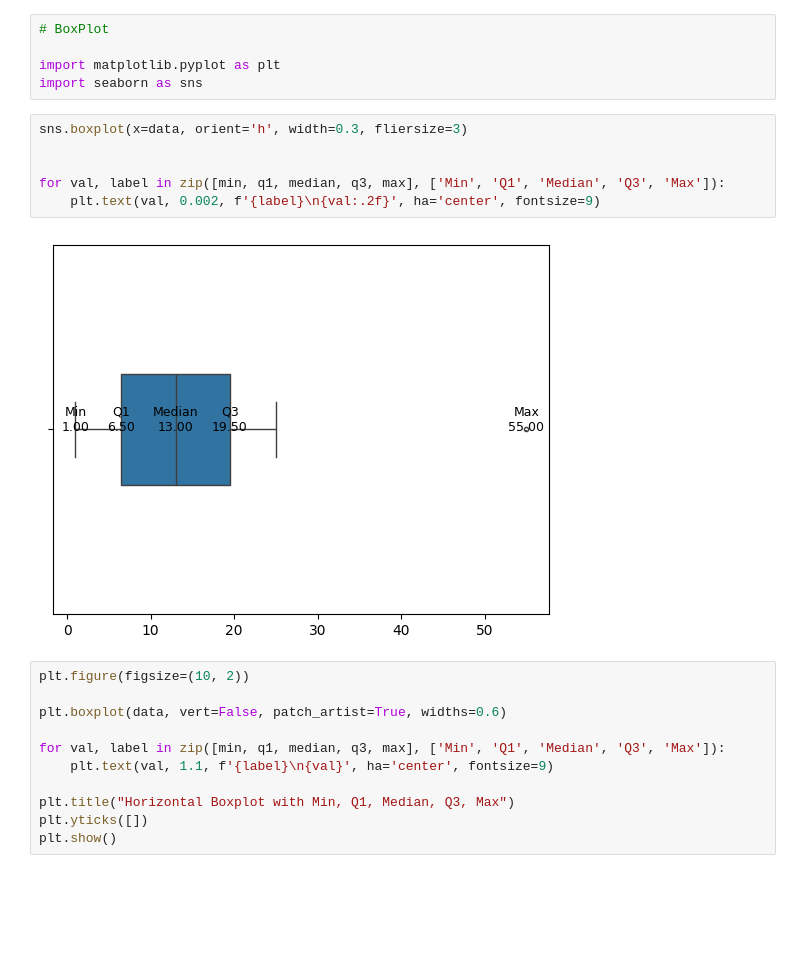
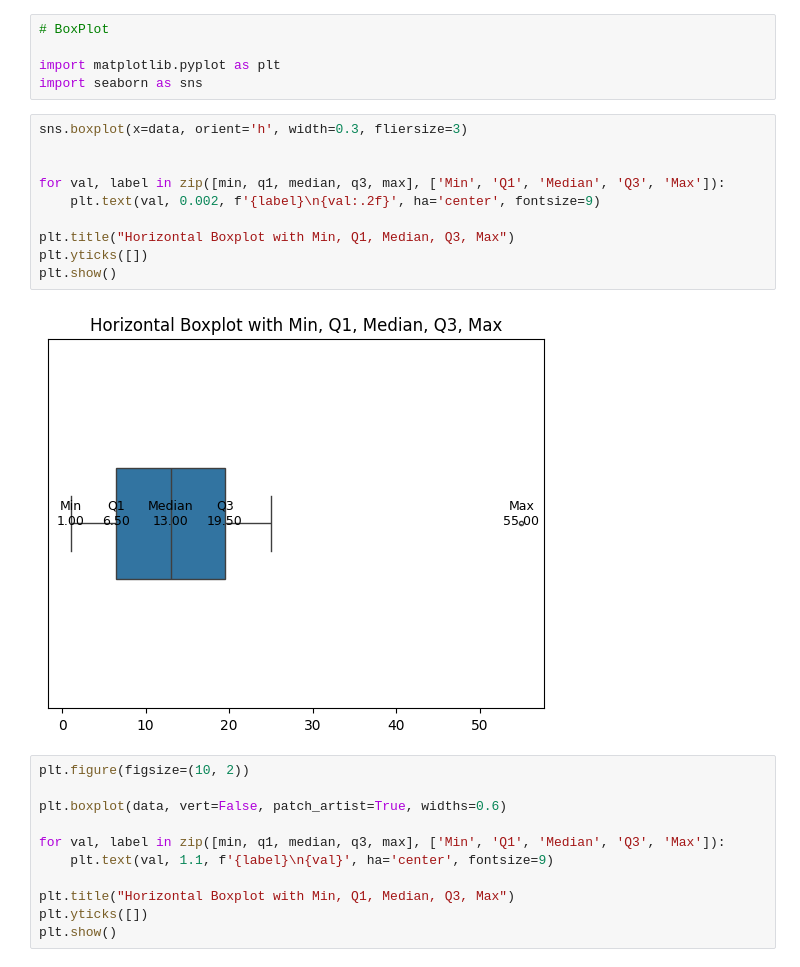
Before and after one commit to CodeLoopdroid/AI_ML_Bootcamp, a Jupyter notebook: Feature_Engineering/Handling_Ouliers.ipynb, the cells around one changed output. Drawn from its saved outputs; the diff is of its cells as text; blank space fills up the shorter version.

```diff
--- a/Feature_Engineering/Handling_Ouliers.ipynb
+++ b/Feature_Engineering/Handling_Ouliers.ipynb
@@ -43,11 +43,15 @@ import seaborn as sns
 # %%
 sns.boxplot(x=data, orient='h', width=0.3, fliersize=3)
 
 
 for val, label in zip([min, q1, median, q3, max], ['Min', 'Q1', 'Median', 'Q3', 'Max']):
     plt.text(val, 0.002, f'{label}\n{val:.2f}', ha='center', fontsize=9)
+
+plt.title("Horizontal Boxplot with Min, Q1, Median, Q3, Max")
+plt.yticks([])
+plt.show()
 # %% [output]
-[figure, old version]
+[figure, new version]
 # %%
 plt.figure(figsize=(10, 2))
 
```
